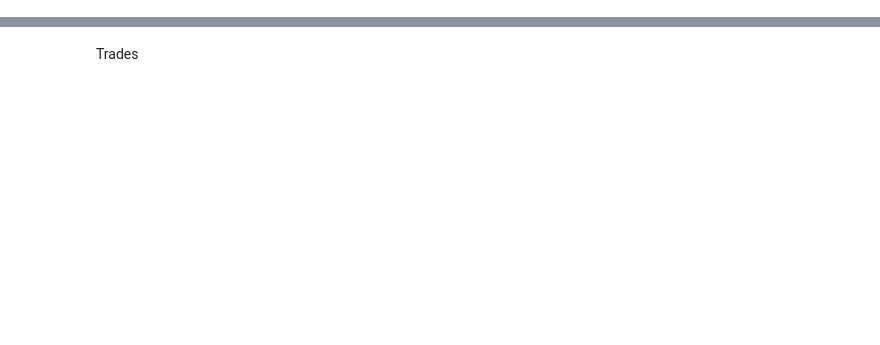
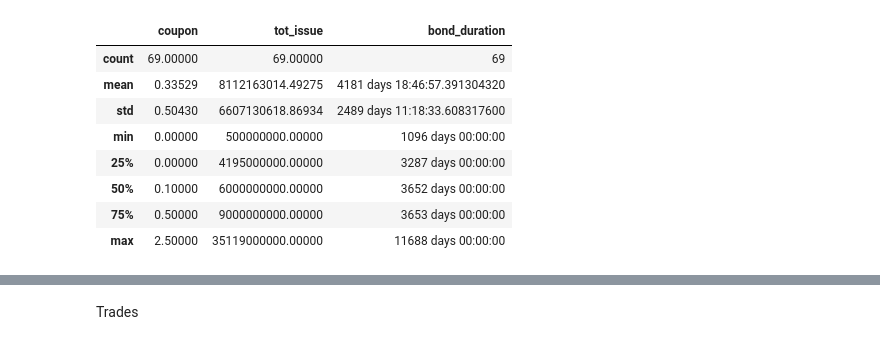
Before and after one commit to Merijn68/BondTrading, a Jupyter notebook: notebooks/02_data_exploratie.ipynb, the cells around one changed output, grey strips where cells are left out. Cells and saved outputs as stored; diff of their text form; code cells hidden in the pictures; blank space fills up the shorter version.

```diff
--- a/notebooks/02_data_exploratie.ipynb
+++ b/notebooks/02_data_exploratie.ipynb
@@ -13,0 +55,12 @@ NameError: name 'get_bond_data' is not defined
+# %%
+df_bonds.describe()
+# %% [output]
+|  | coupon | tot_issue | bond_duration |
+| count | 69.00000 | 69.00000 | 69 |
+| mean | 0.33529 | 8112163014.49275 | 4181 days 18:46:57.391304320 |
+| std | 0.50430 | 6607130618.86934 | 2489 days 11:18:33.608317600 |
+| min | 0.00000 | 500000000.00000 | 1096 days 00:00:00 |
+| 25% | 0.00000 | 4195000000.00000 | 3287 days 00:00:00 |
+| 50% | 0.10000 | 6000000000.00000 | 3652 days 00:00:00 |
+| 75% | 0.50000 | 9000000000.00000 | 3653 days 00:00:00 |
+| max | 2.50000 | 35119000000.00000 | 11688 days 00:00:00 |
```
Also changed, not shown: parts of 15 cells of this notebook, 1 other file.
